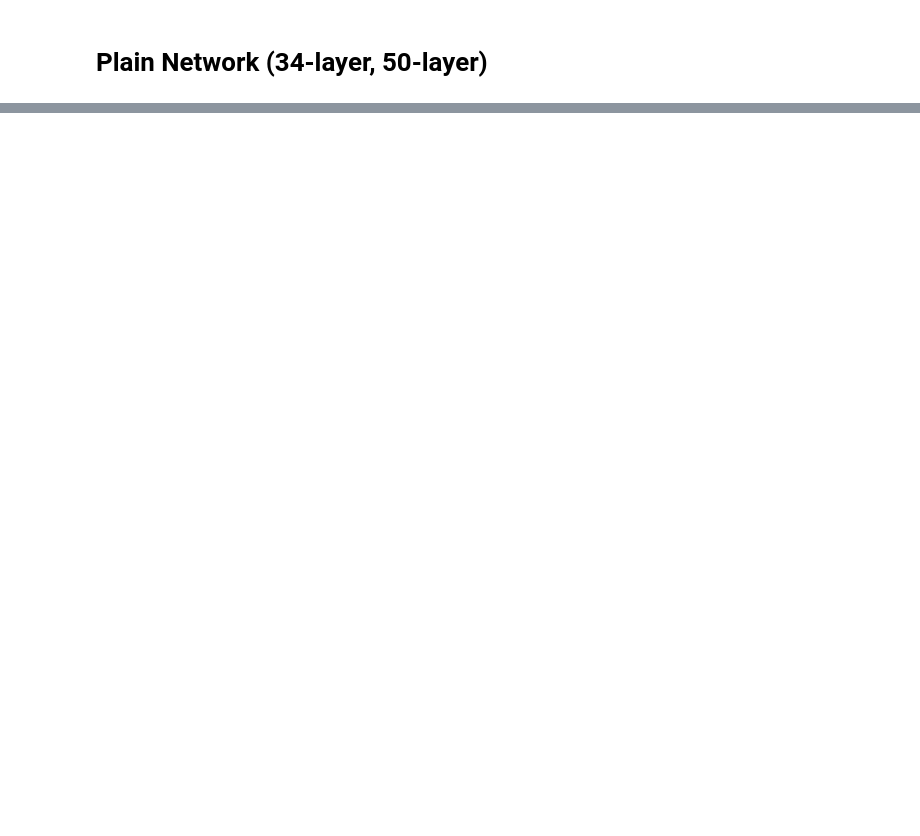
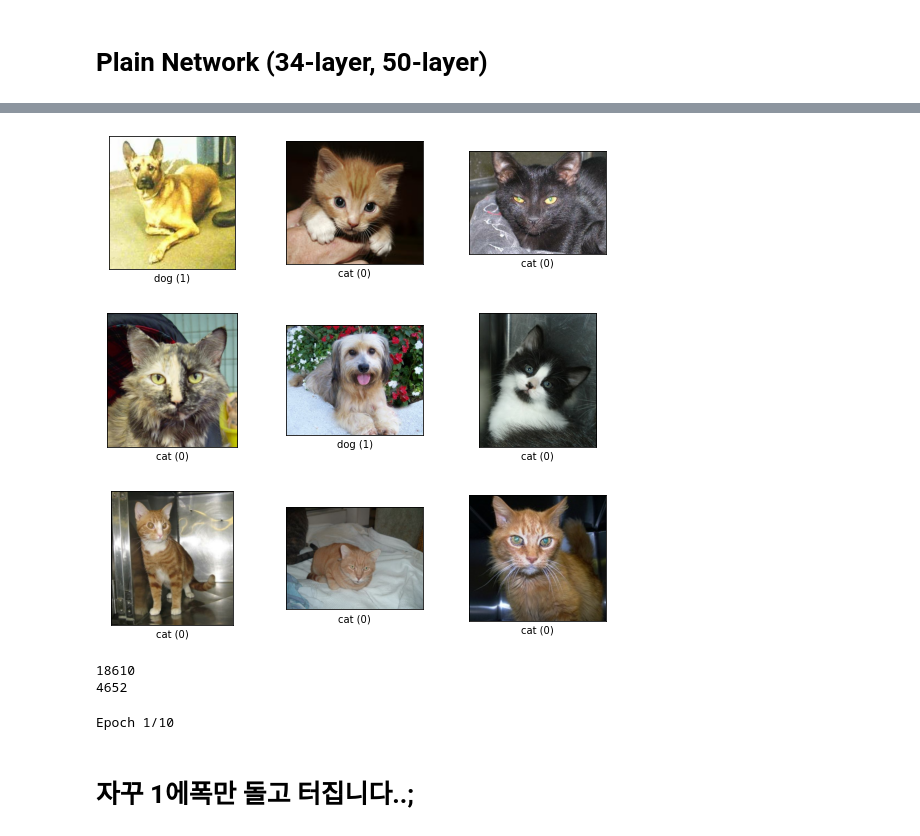
Before and after one commit to wonderkyeom/ResNet_Implementation, a Jupyter notebook: Implementation VGG-16, 19 & ResNet-34, 50.ipynb, the cells around one changed output, grey strips where cells are left out. Drawn from its saved outputs; the diff is of its cells as text; code cells hidden in the pictures; blank space fills up the shorter version.

```diff
--- a/Implementation VGG-16, 19 & ResNet-34, 50.ipynb
+++ b/Implementation VGG-16, 19 & ResNet-34, 50.ipynb
@@ -689,0 +757,4 @@ _________________________________________________________________
+# %%
+fig = tfds.show_examples(ds_test, ds_info)
+# %% [output]
+[figure, added]
@@ -689,0 +764,25 @@ _________________________________________________________________
+# %%
+print(len_train)
+print(len_test)
+# %% [output]
+18610
+4652
+# %%
+resnet34.compile(
+    optimizer='Adam',
+    loss='sparse_categorical_crossentropy',
+    metrics=['accuracy']
+)
+
+history_34 = resnet34.fit(
+    ds_train,
+    steps_per_epoch=int(len_train/BATCH_SIZE),
+    validation_steps=int(len_test/BATCH_SIZE),
+    epochs=EPOCH,
+    validation_data=ds_test,
+    verbose=1,
+)
+# %% [output]
+Epoch 1/10
+# %% [markdown]
+# 자꾸 1에폭만 돌고 터집니다..;
```
Also changed, not shown: parts of 33 cells of this notebook.
